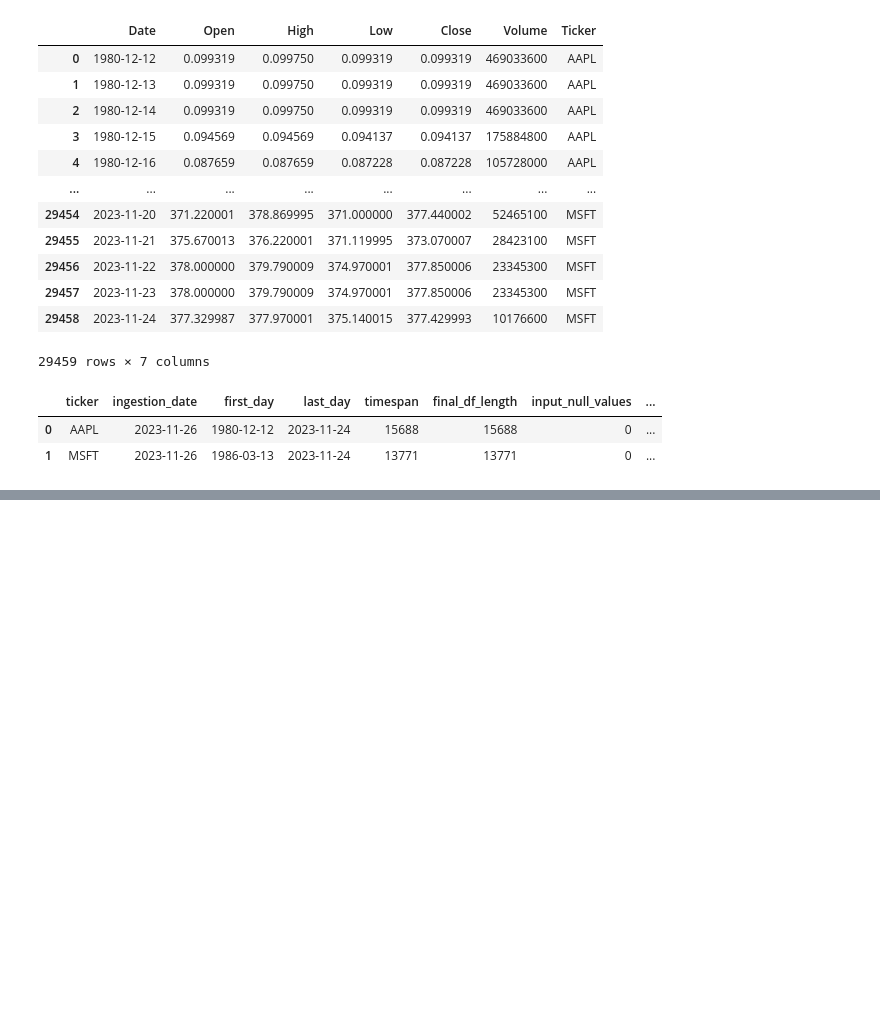
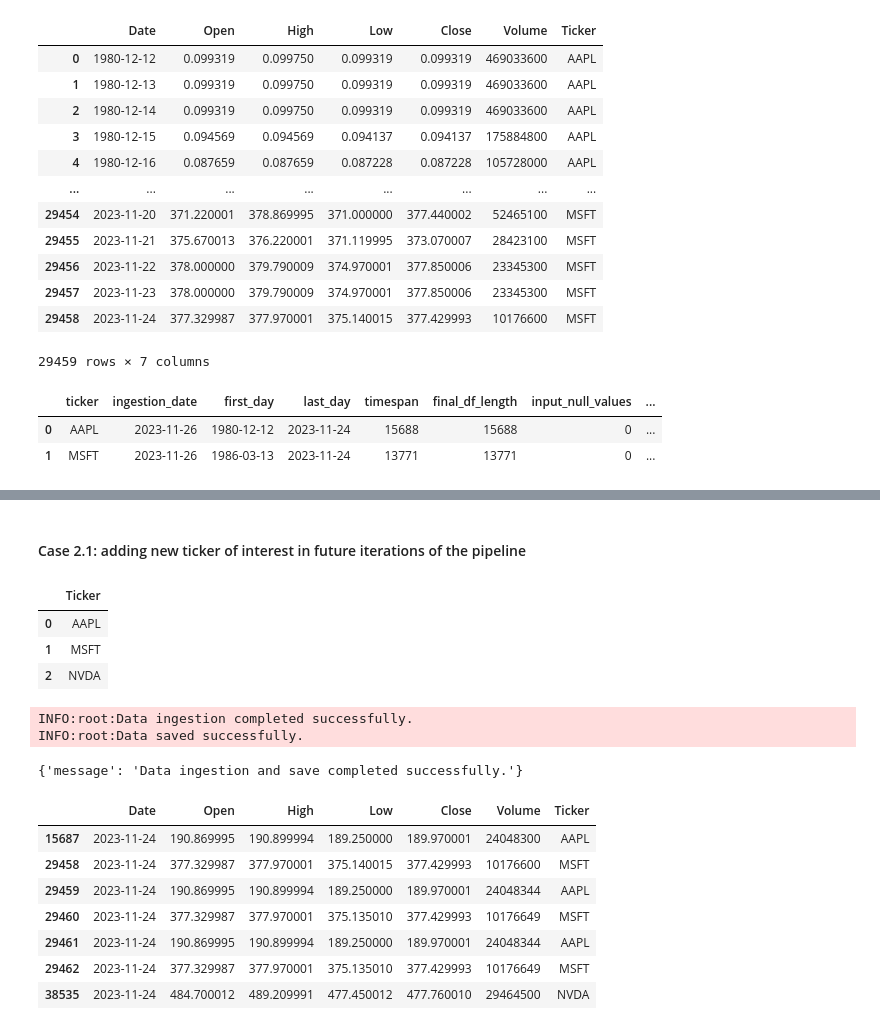
Before and after one commit to scbtm/market_data_collection, a Jupyter notebook: examples.ipynb, the cells around one changed output, grey strips where cells are left out. Drawn from its saved outputs; the diff is of its cells as text; code cells hidden in the pictures; blank space fills up the shorter version.

```diff
--- a/examples.ipynb
+++ b/examples.ipynb
@@ -93,0 +165,32 @@ metadata
+# %% [markdown]
+#### Case 2.1: adding new ticker of interest in future iterations of the pipeline
+# %%
+tickers = pd.DataFrame({'Ticker': ['AAPL', 'MSFT', 'NVDA']})
+tickers.to_csv(Config['remote']['ticker_file'], index = False)
+
+tickers
+# %% [output]
+|  | Ticker |
+| 0 | AAPL |
+| 1 | MSFT |
+| 2 | NVDA |
+# %%
+trigger_pipeline()
+# %% [output]
+INFO:root:Data ingestion completed successfully.
+INFO:root:Data saved successfully.
+{'message': 'Data ingestion and save completed successfully.'}
+# %%
+data = pd.read_csv(Config['remote']['data_file'])
+metadata = pd.read_csv(Config['remote']['metadata_file'])
+# %%
+data[data['Date'] == '2023-11-24']
+# %% [output]
+|  | Date | Open | High | Low | Close | Volume | Ticker |
+| 15687 | 2023-11-24 | 190.869995 | 190.899994 | 189.250000 | 189.970001 | 24048300 | AAPL |
+| 29458 | 2023-11-24 | 377.329987 | 377.970001 | 375.140015 | 377.429993 | 10176600 | MSFT |
+| 29459 | 2023-11-24 | 190.869995 | 190.899994 | 189.250000 | 189.970001 | 24048344 | AAPL |
+| 29460 | 2023-11-24 | 377.329987 | 377.970001 | 375.135010 | 377.429993 | 10176649 | MSFT |
+| 29461 | 2023-11-24 | 190.869995 | 190.899994 | 189.250000 | 189.970001 | 24048344 | AAPL |
+| 29462 | 2023-11-24 | 377.329987 | 377.970001 | 375.135010 | 377.429993 | 10176649 | MSFT |
+| 38535 | 2023-11-24 | 484.700012 | 489.209991 | 477.450012 | 477.760010 | 29464500 | NVDA |
```
Also changed, not shown: parts of 21 cells of this notebook, 1 other file.
